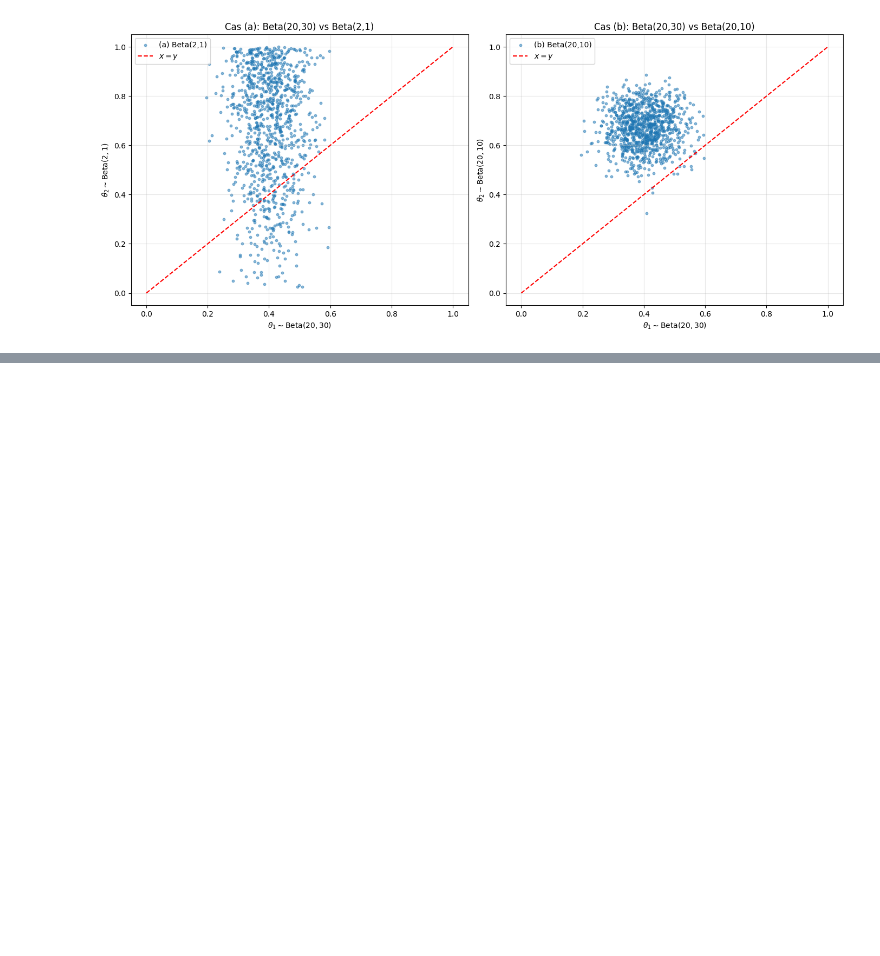
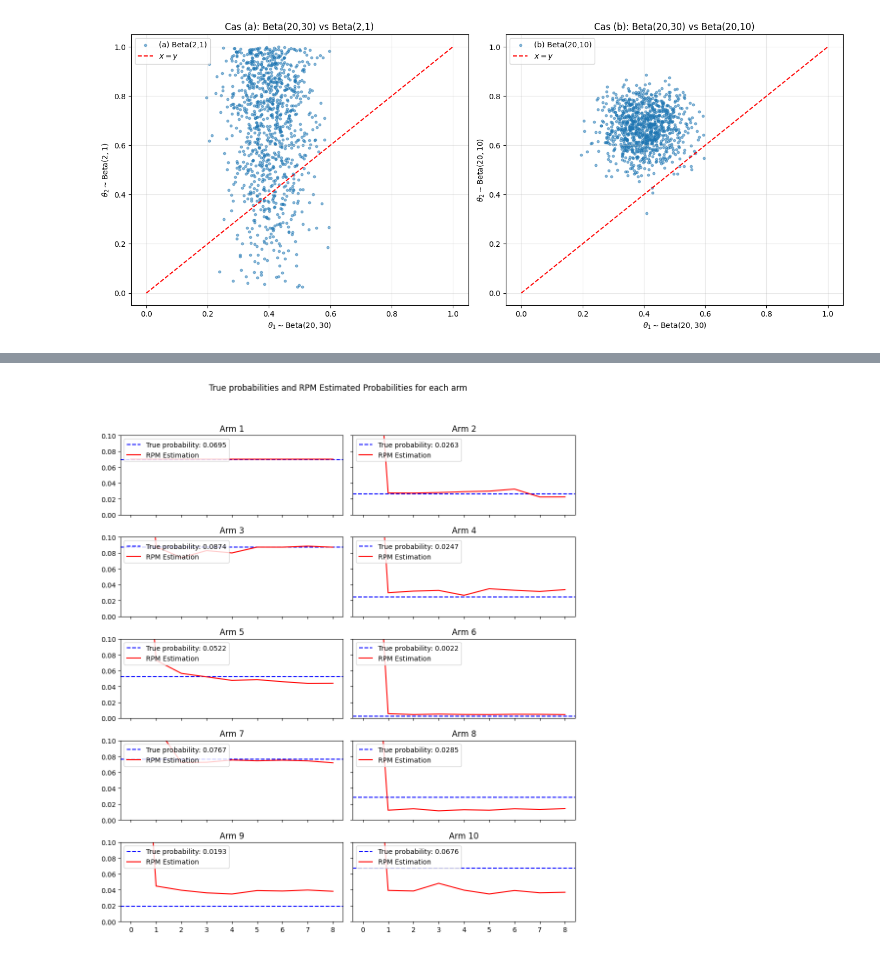
Before and after one commit to mchabrol/Bayesian-Statistics-, a Jupyter notebook: RPM.ipynb, the cells around one changed output, grey strips where cells are left out. Drawn from its saved outputs; the diff is of its cells as text; code cells hidden in the pictures; blank space fills up the shorter version.

```diff
--- a/RPM.ipynb
+++ b/RPM.ipynb
@@ -293,0 +300,25 @@ plt.show()
+# %%
+# Convergence of estimated probabilities
+
+fig, axes = plt.subplots(5, 2, figsize=(10, 12), sharex=True, sharey=True)
+
+# Flattening the axes for easier iteration
+axes = axes.flatten()
+
+# Loop to plot horizontal lines and RPM data
+for i, ax in enumerate(axes):
+    # Plot horizontal line
+    ax.axhline(y=true_success_probs[i], color='b', linestyle='--', label=f'True probability: {true_success_probs[i]:.4f}')
+    # Plot RPM data
+    ax.plot(range(rpm_t), rpm_Est_probs[:rpm_t, i], color='r', label='RPM Estimation')
+    # Adjust Y-axis limits
+    ax.set_ylim(0, 0.1)
+    ax.legend(loc='upper left')
+    ax.set_title(f'Arm {i+1}')
+
+# Adding a common title and X-axis label
+plt.suptitle("True probabilities and RPM Estimated Probabilities for each arm")
+plt.tight_layout(rect=[0, 0.03, 1, 0.95])
+plt.show()
+# %% [output]
+[figure, added]
```
Also changed, not shown: parts of 3 cells of this notebook.
